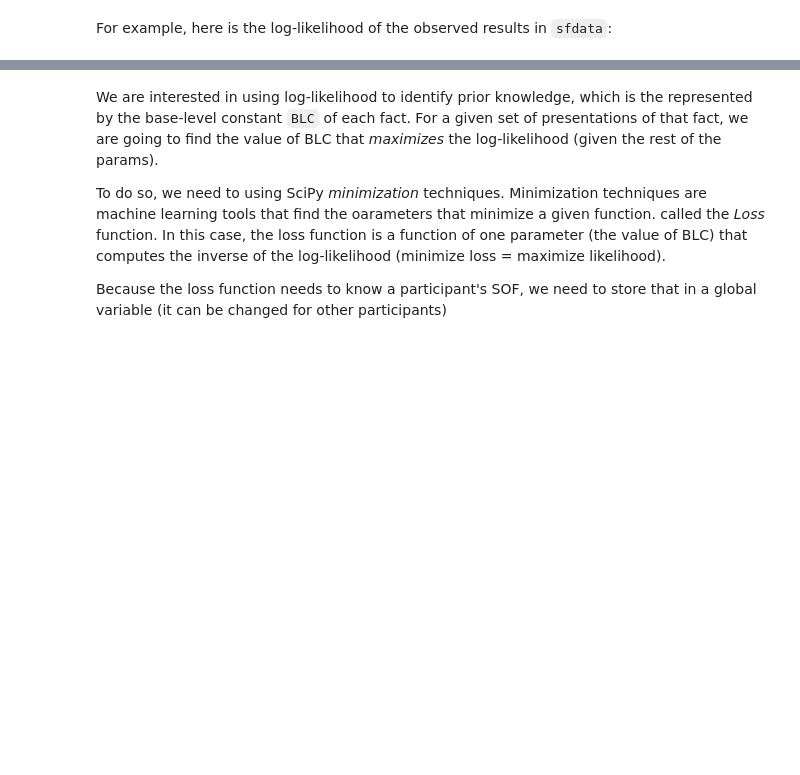
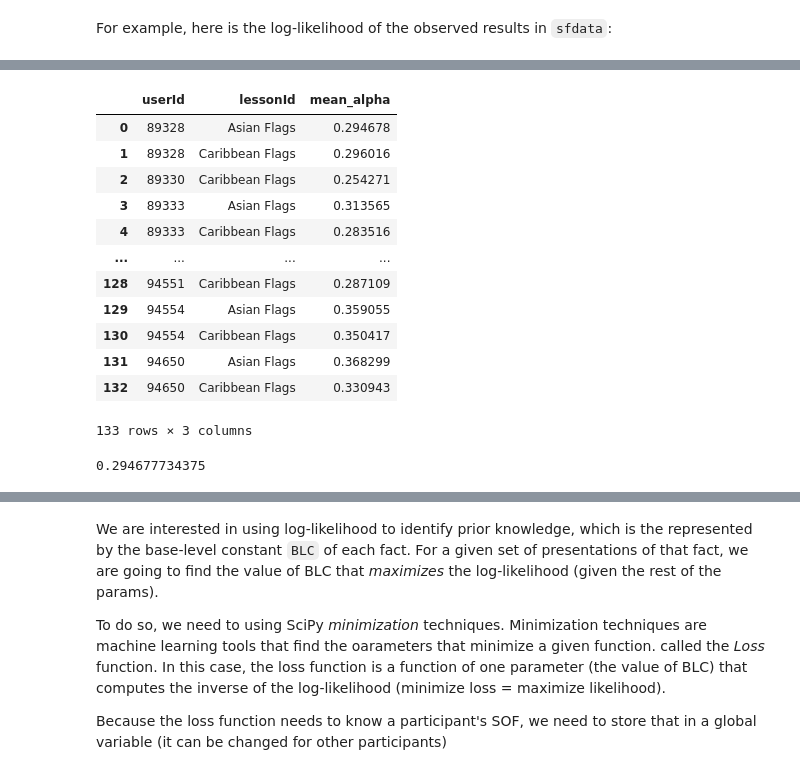
Before and after one commit to UWCCDL/Firefly, a Jupyter notebook: optimize/mle.ipynb, the cells around one changed output, grey strips where cells are left out. Cells and saved outputs as stored; diff of their text form; code cells hidden in the pictures; blank space fills up the shorter version.

```diff
--- a/optimize/mle.ipynb
+++ b/optimize/mle.ipynb
@@ -193 +194,29 @@ offsets
+# %%
+unknown_sof = pd.read_csv("sofs.csv")
+unknown_sof
+# %% [output]
+|  | userId | lessonId | mean_alpha |
+| 0 | 89328 | Asian Flags | 0.294678 |
+| 1 | 89328 | Caribbean Flags | 0.296016 |
+| 2 | 89330 | Caribbean Flags | 0.254271 |
+| 3 | 89333 | Asian Flags | 0.313565 |
+| 4 | 89333 | Caribbean Flags | 0.283516 |
+| ... | ... | ... | ... |
+| 128 | 94551 | Caribbean Flags | 0.287109 |
+| 129 | 94554 | Asian Flags | 0.359055 |
+| 130 | 94554 | Caribbean Flags | 0.350417 |
+| 131 | 94650 | Asian Flags | 0.368299 |
+| 132 | 94650 | Caribbean Flags | 0.330943 |
+133 rows × 3 columns
+# %%
+def get_unknown_sof(user_id, lesson_title, mean_alpha):
+    try:
+        return unknown_sof[(unknown_sof.userId == user_id) & (unknown_sof.lessonId == lesson_title)].mean_alpha.values[0]
+    except IndexError:
+        # Handle the case where the specified user_id and lesson_title combination is not found
+        return 0.3
+
+get_unknown_sof(89328, 'Asian Flags', unknown_sof)
+# %% [output]
+0.294677734375
 # %%
```
Also changed, not shown: parts of 15 cells of this notebook, 10 other files.
